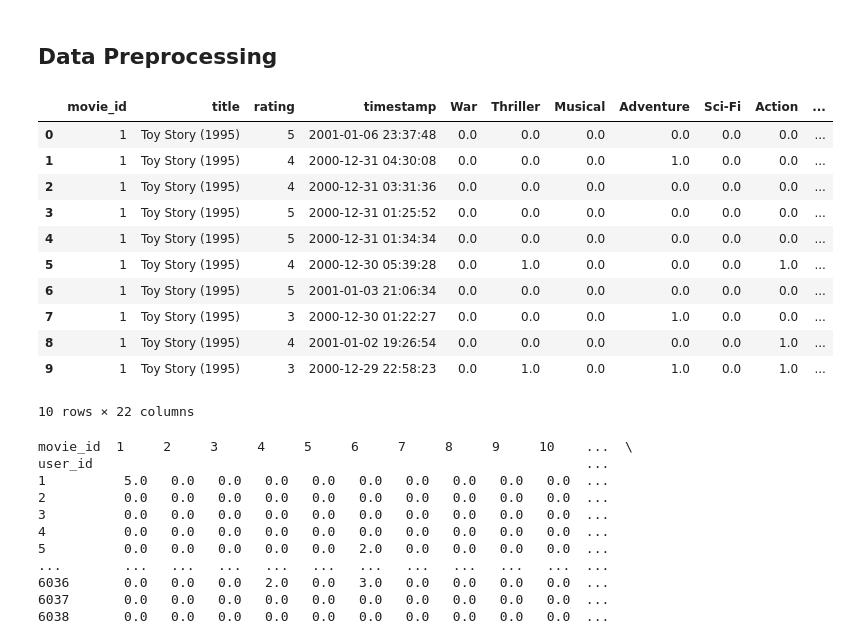
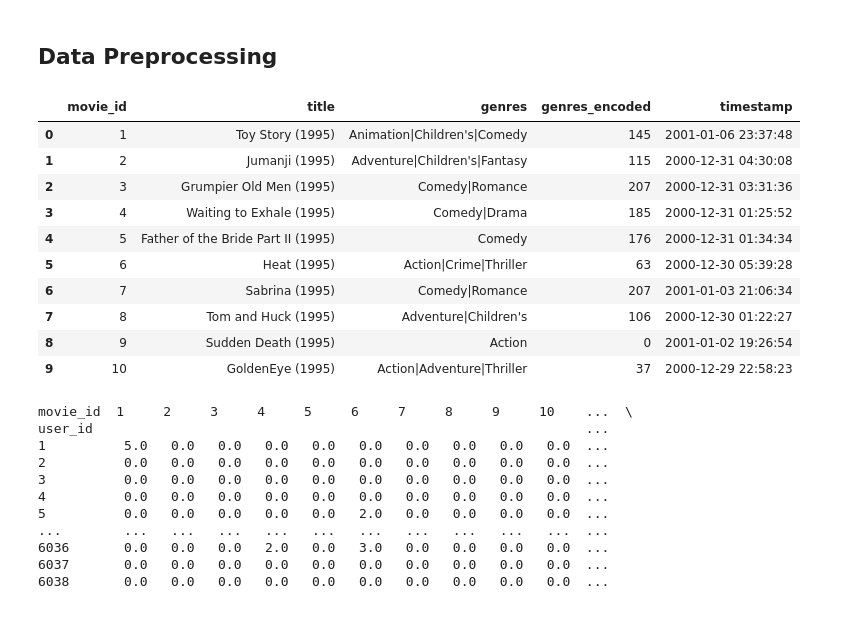
Before and after one commit to Exitarr/collaborative-filtering-based-Recommendation-System, a Jupyter notebook: project.ipynb, the cells around one changed output. Cells and saved outputs as stored; diff of their text form; code cells hidden in the pictures.

Commit message:
Label encoding

```diff
--- a/project.ipynb
+++ b/project.ipynb
@@ -88,31 +92,30 @@ plt.show()
 # %% [markdown]
 ## Data Preprocessing
 # %%
-#one hot encoding the genres
-movies_encoded = movie_ratings.copy()
-for genre in genres:
-    movies_encoded[genre] = movies.genres.str.contains(genre).map({True:1 , False:0})
-movies_encoded.drop('genres' , axis=1 , inplace=True)
-movies_encoded.drop('user_id' , axis=1 , inplace=True)
+#use Label encoding to encode the genres
+
+le = LabelEncoder()
+movies_encoded = movies.copy()
+movies_encoded['genres_encoded'] = le.fit_transform(movies['genres'])
+
 
 #convert timestamp to datetime
 movies_encoded['timestamp'] = pd.to_datetime(movie_ratings['timestamp'], unit='s')
 
 
 movies_encoded.head(10)
 # %% [output]
-|  | movie_id | title | rating | timestamp | War | Thriller | Musical | Adventure | Sci-Fi | Action | ... |
-| 0 | 1 | Toy Story (1995) | 5 | 2001-01-06 23:37:48 | 0.0 | 0.0 | 0.0 | 0.0 | 0.0 | 0.0 | ... |
-| 1 | 1 | Toy Story (1995) | 4 | 2000-12-31 04:30:08 | 0.0 | 0.0 | 0.0 | 1.0 | 0.0 | 0.0 | ... |
-| 2 | 1 | Toy Story (1995) | 4 | 2000-12-31 03:31:36 | 0.0 | 0.0 | 0.0 | 0.0 | 0.0 | 0.0 | ... |
-| 3 | 1 | Toy Story (1995) | 5 | 2000-12-31 01:25:52 | 0.0 | 0.0 | 0.0 | 0.0 | 0.0 | 0.0 | ... |
-| 4 | 1 | Toy Story (1995) | 5 | 2000-12-31 01:34:34 | 0.0 | 0.0 | 0.0 | 0.0 | 0.0 | 0.0 | ... |
-| 5 | 1 | Toy Story (1995) | 4 | 2000-12-30 05:39:28 | 0.0 | 1.0 | 0.0 | 0.0 | 0.0 | 1.0 | ... |
-| 6 | 1 | Toy Story (1995) | 5 | 2001-01-03 21:06:34 | 0.0 | 0.0 | 0.0 | 0.0 | 0.0 | 0.0 | ... |
-| 7 | 1 | Toy Story (1995) | 3 | 2000-12-30 01:22:27 | 0.0 | 0.0 | 0.0 | 1.0 | 0.0 | 0.0 | ... |
-| 8 | 1 | Toy Story (1995) | 4 | 2001-01-02 19:26:54 | 0.0 | 0.0 | 0.0 | 0.0 | 0.0 | 1.0 | ... |
-| 9 | 1 | Toy Story (1995) | 3 | 2000-12-29 22:58:23 | 0.0 | 1.0 | 0.0 | 1.0 | 0.0 | 1.0 | ... |
+|  | movie_id | title | genres | genres_encoded | timestamp |
+| 0 | 1 | Toy Story (1995) | Animation|Children's|Comedy | 145 | 2001-01-06 23:37:48 |
+| 1 | 2 | Jumanji (1995) | Adventure|Children's|Fantasy | 115 | 2000-12-31 04:30:08 |
+| 2 | 3 | Grumpier Old Men (1995) | Comedy|Romance | 207 | 2000-12-31 03:31:36 |
+| 3 | 4 | Waiting to Exhale (1995) | Comedy|Drama | 185 | 2000-12-31 01:25:52 |
+| 4 | 5 | Father of the Bride Part II (1995) | Comedy | 176 | 2000-12-31 01:34:34 |
+| 5 | 6 | Heat (1995) | Action|Crime|Thriller | 63 | 2000-12-30 05:39:28 |
+| 6 | 7 | Sabrina (1995) | Comedy|Romance | 207 | 2001-01-03 21:06:34 |
+| 7 | 8 | Tom and Huck (1995) | Adventure|Children's | 106 | 2000-12-30 01:22:27 |
+| 8 | 9 | Sudden Death (1995) | Action | 0 | 2001-01-02 19:26:54 |
+| 9 | 10 | GoldenEye (1995) | Action|Adventure|Thriller | 37 | 2000-12-29 22:58:23 |
-10 rows × 22 columns
 # %%
 #User-Item Matrix
 
```
Also changed, not shown: parts of 3 cells of this notebook.
